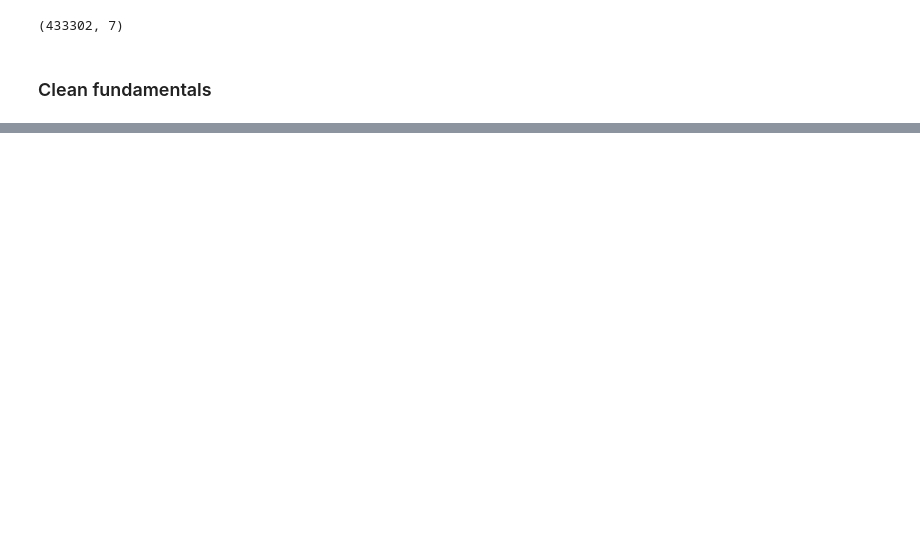
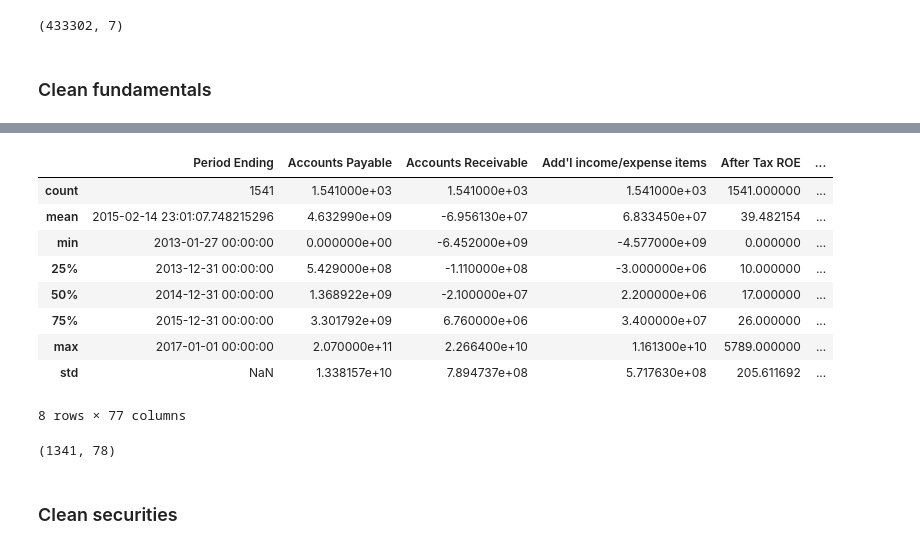
Before and after one commit to griffinschwab/NYSE-ML-Project, a Jupyter notebook: clean-and-wrangle-data.ipynb, the cells around one changed output, grey strips where cells are left out. Drawn from its saved outputs; the diff is of its cells as text; code cells hidden in the pictures; blank space fills up the shorter version.

```diff
--- a/clean-and-wrangle-data.ipynb
+++ b/clean-and-wrangle-data.ipynb
@@ -132,0 +214,23 @@ price_df.shape
+# %%
+# Drop all dates before 01/01/2013.
+fundamentals_df = fundamentals_df[fundamentals_df['Period Ending'] > '12/31/2012']
+fundamentals_df.describe()
+# %% [output]
+|  | Period Ending | Accounts Payable | Accounts Receivable | Add'l income/expense items | After Tax ROE | ... |
+| count | 1541 | 1.541000e+03 | 1.541000e+03 | 1.541000e+03 | 1541.000000 | ... |
+| mean | 2015-02-14 23:01:07.748215296 | 4.632990e+09 | -6.956130e+07 | 6.833450e+07 | 39.482154 | ... |
+| min | 2013-01-27 00:00:00 | 0.000000e+00 | -6.452000e+09 | -4.577000e+09 | 0.000000 | ... |
+| 25% | 2013-12-31 00:00:00 | 5.429000e+08 | -1.110000e+08 | -3.000000e+06 | 10.000000 | ... |
+| 50% | 2014-12-31 00:00:00 | 1.368922e+09 | -2.100000e+07 | 2.200000e+06 | 17.000000 | ... |
+| 75% | 2015-12-31 00:00:00 | 3.301792e+09 | 6.760000e+06 | 3.400000e+07 | 26.000000 | ... |
+| max | 2017-01-01 00:00:00 | 2.070000e+11 | 2.266400e+10 | 1.161300e+10 | 5789.000000 | ... |
+| std | NaN | 1.338157e+10 | 7.894737e+08 | 5.717630e+08 | 205.611692 | ... |
+8 rows × 77 columns
+# %%
+# Remove all stocks that are not in 2018 data.
+fundamentals_df = fundamentals_df[fundamentals_df['Ticker Symbol'].isin(tickers_2018)]
+fundamentals_df.shape
+# %% [output]
+(1341, 78)
+# %% [markdown]
+### Clean securities
```
Also changed, not shown: parts of 5 cells of this notebook, 1 other file.
